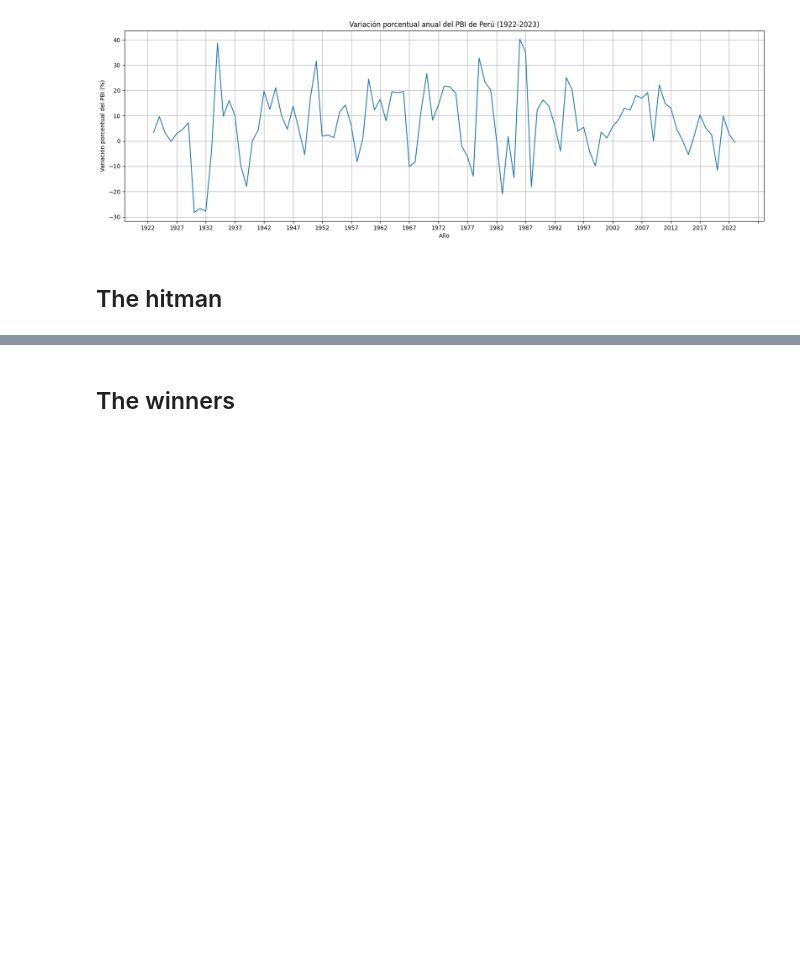
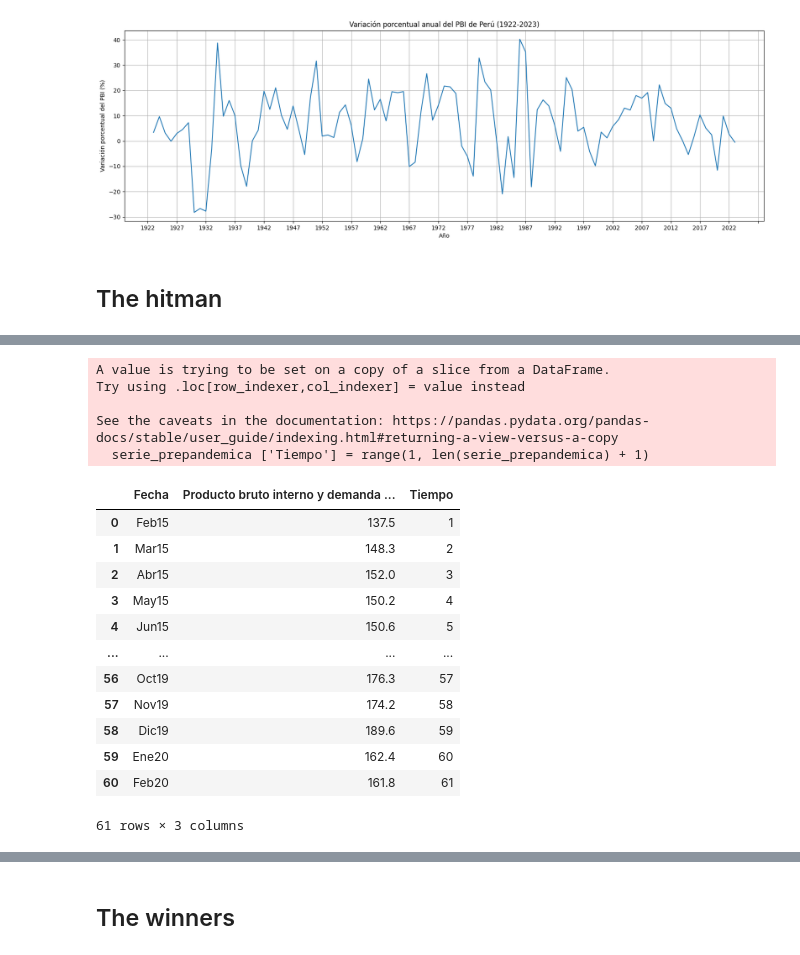
Before and after one commit to qlab-intro-python/tarea-4-mundaca-arce, a Jupyter notebook: tarea_4.ipynb, the cells around one changed output, grey strips where cells are left out. Saved outputs shown, nothing was run; the diff lists cells and outputs as text; code cells hidden in the pictures; blank space fills up the shorter version.

```diff
--- a/tarea_4.ipynb
+++ b/tarea_4.ipynb
@@ -108,0 +133,25 @@ plt.show()
+# %%
+#Delimitamos la serie por la pandemia
+serie_prepandemica = serie[145:206]
+serie_prepandemica ['Tiempo'] = range(1, len(serie_prepandemica) + 1)
+serie_prepandemica=serie_prepandemica.reset_index(drop=True)
+serie_prepandemica
+# %% [output]
+A value is trying to be set on a copy of a slice from a DataFrame.
+Try using .loc[row_indexer,col_indexer] = value instead
+
+See the caveats in the documentation: https://pandas.pydata.org/pandas-docs/stable/user_guide/indexing.html#returning-a-view-versus-a-copy
+  serie_prepandemica ['Tiempo'] = range(1, len(serie_prepandemica) + 1)
+|  | Fecha | Producto bruto interno y demanda ... | Tiempo |
+| 0 | Feb15 | 137.5 | 1 |
+| 1 | Mar15 | 148.3 | 2 |
+| 2 | Abr15 | 152.0 | 3 |
+| 3 | May15 | 150.2 | 4 |
+| 4 | Jun15 | 150.6 | 5 |
+| ... | ... | ... | ... |
+| 56 | Oct19 | 176.3 | 57 |
+| 57 | Nov19 | 174.2 | 58 |
+| 58 | Dic19 | 189.6 | 59 |
+| 59 | Ene20 | 162.4 | 60 |
+| 60 | Feb20 | 161.8 | 61 |
+61 rows × 3 columns
```
Also changed, not shown: parts of 8 cells of this notebook.
